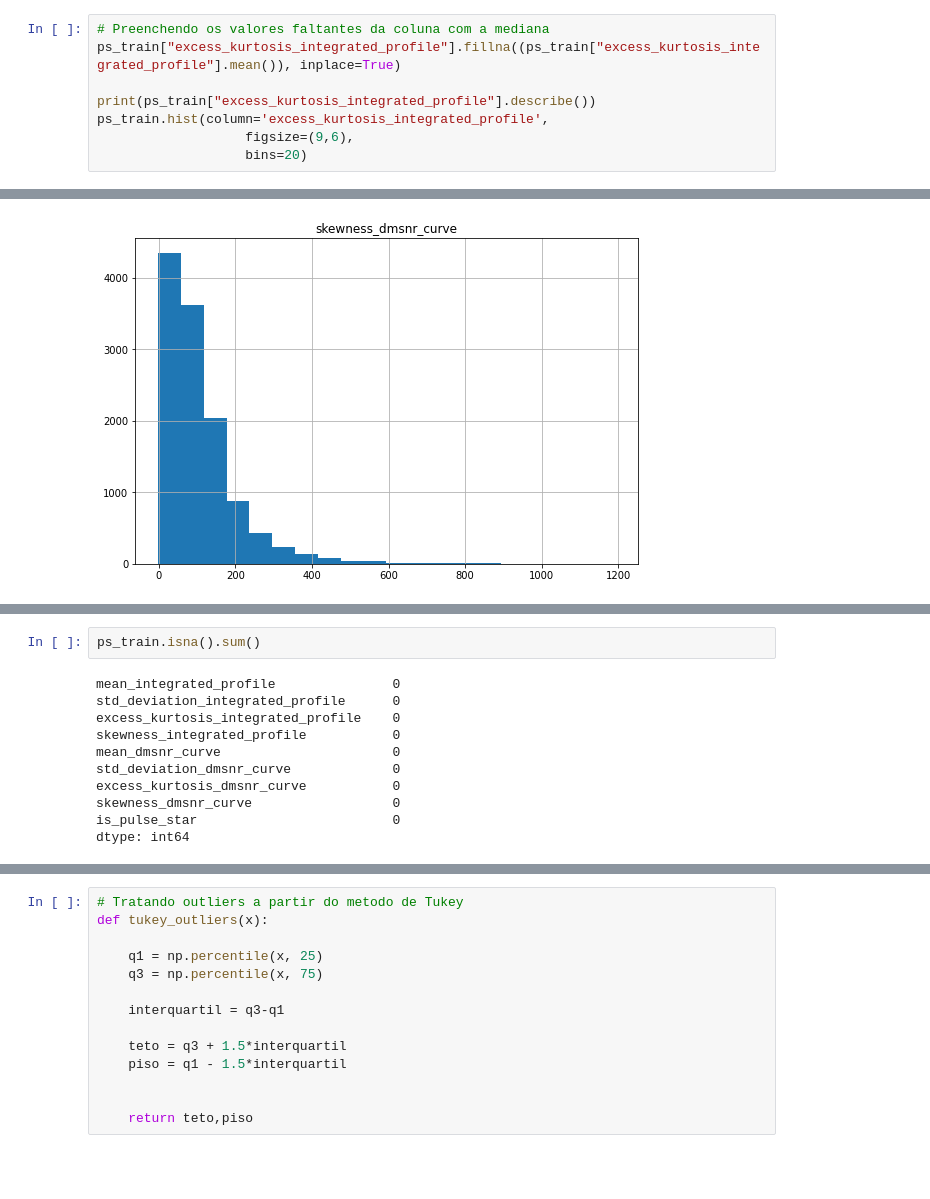
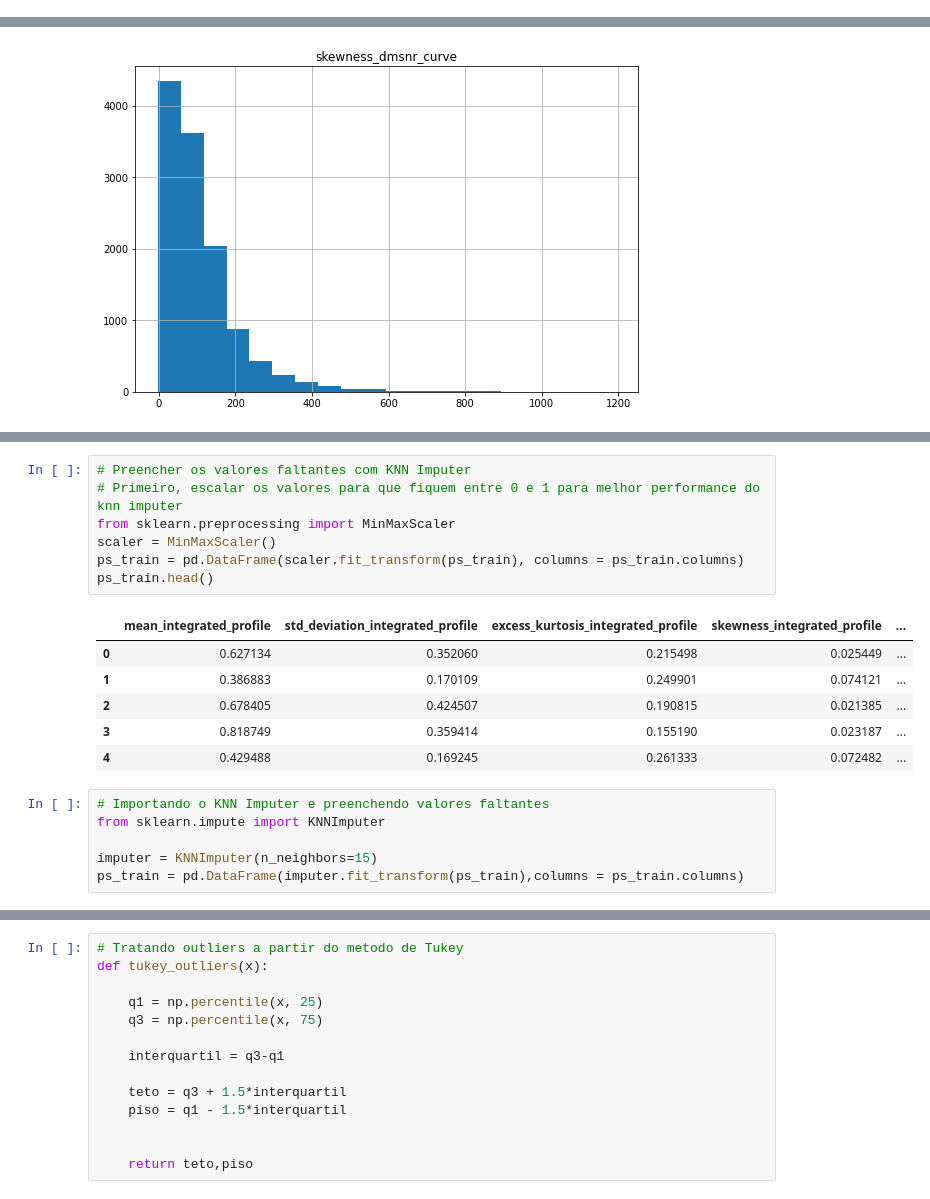
Before and after one commit to dsarj/tcc_previsao_pulsares, a Jupyter notebook: pulse_star.ipynb, the cells around one changed output, grey strips where cells are left out. Drawn from its saved outputs; the diff is of its cells as text; blank space fills up the shorter version.

```diff
--- a/pulse_star.ipynb
+++ b/pulse_star.ipynb
@@ -176,11 +171,3 @@ Name: excess_kurtosis_integrated_profile, dtype: float64
 array([[<matplotlib.axes._subplots.AxesSubplot object at 0x...>]],
       dtype=object)
 [figure]
-# %%
-# Preenchendo os valores faltantes da coluna com a mediana
-ps_train["excess_kurtosis_integrated_profile"].fillna((ps_train["excess_kurtosis_integrated_profile"].mean()), inplace=True)
-
-print(ps_train["excess_kurtosis_integrated_profile"].describe())
-ps_train.hist(column='excess_kurtosis_integrated_profile',
-                   figsize=(9,6),
-                   bins=20)
@@ -284,13 +216,20 @@ array([[<matplotlib.axes._subplots.AxesSubplot object at 0x...>]],
-# %%
-ps_train.isna().sum()
-# %% [output]
-mean_integrated_profile               0
-std_deviation_integrated_profile      0
-excess_kurtosis_integrated_profile    0
-skewness_integrated_profile           0
-mean_dmsnr_curve                      0
-std_deviation_dmsnr_curve             0
-excess_kurtosis_dmsnr_curve           0
-skewness_dmsnr_curve                  0
-is_pulse_star                         0
-dtype: int64
+# %%
+# Preencher os valores faltantes com KNN Imputer
+# Primeiro, escalar os valores para que fiquem entre 0 e 1 para melhor performance do knn imputer
+from sklearn.preprocessing import MinMaxScaler
+scaler = MinMaxScaler()
+ps_train = pd.DataFrame(scaler.fit_transform(ps_train), columns = ps_train.columns)
+ps_train.head()
+# %% [output]
+|  | mean_integrated_profile | std_deviation_integrated_profile | excess_kurtosis_integrated_profile | skewness_integrated_profile | ... |
+| 0 | 0.627134 | 0.352060 | 0.215498 | 0.025449 | ... |
+| 1 | 0.386883 | 0.170109 | 0.249901 | 0.074121 | ... |
+| 2 | 0.678405 | 0.424507 | 0.190815 | 0.021385 | ... |
+| 3 | 0.818749 | 0.359414 | 0.155190 | 0.023187 | ... |
+| 4 | 0.429488 | 0.169245 | 0.261333 | 0.072482 | ... |
+# %%
+# Importando o KNN Imputer e preenchendo valores faltantes
+from sklearn.impute import KNNImputer
+
+imputer = KNNImputer(n_neighbors=15)
+ps_train = pd.DataFrame(imputer.fit_transform(ps_train),columns = ps_train.columns)
```
Also changed, not shown: parts of 8 cells of this notebook.
